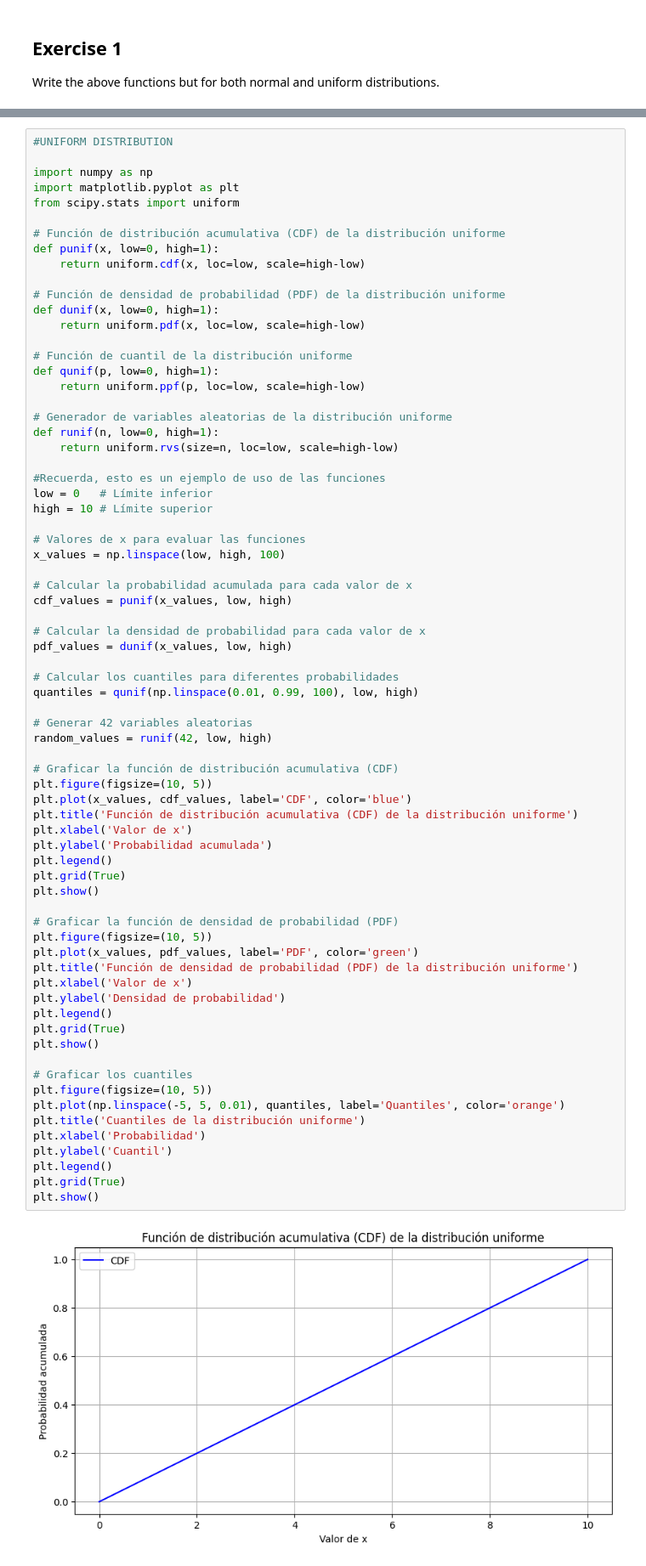
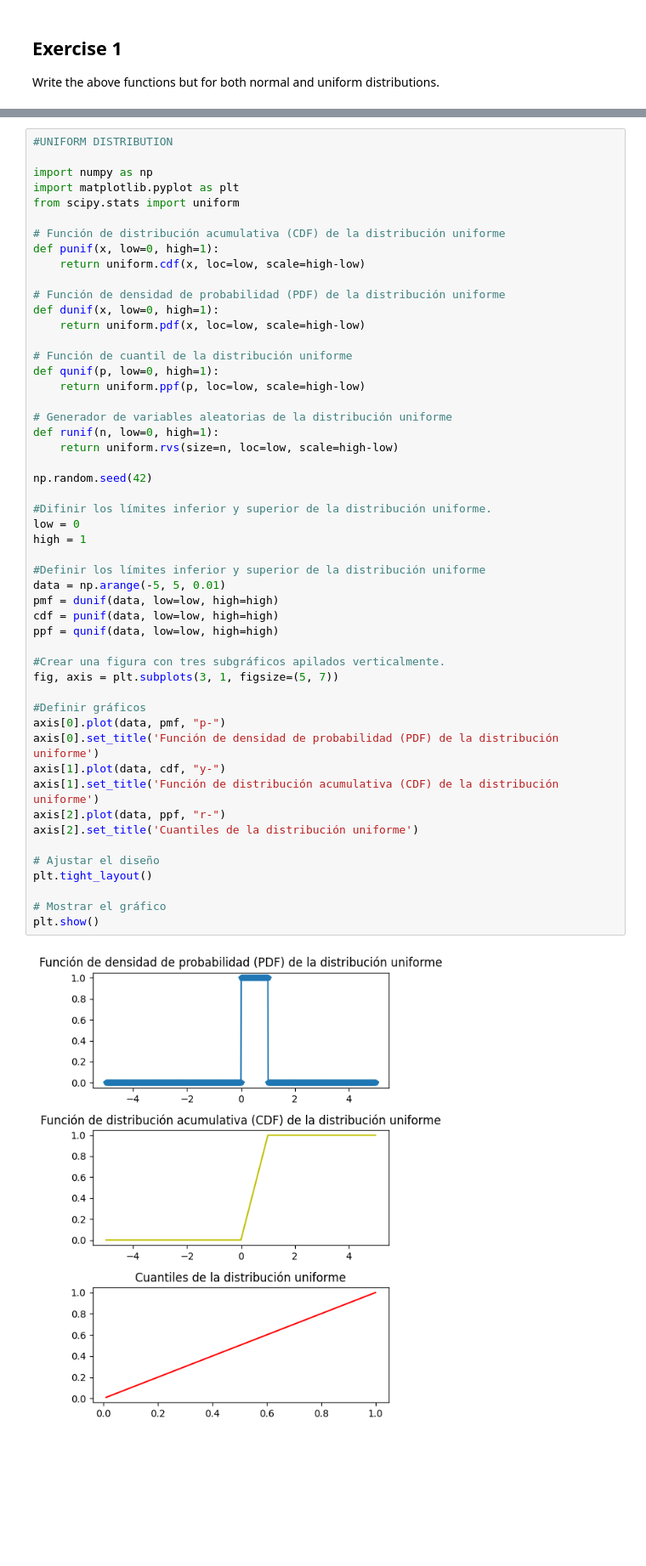
Before and after one commit to sarayruiz/sarayruiz--Proyecto-de-distibucion-de-probabilidad-con-python, a Jupyter notebook: notebook/problems.ipynb, the cells around one changed output, grey strips where cells are left out. Shown at 85% size. Saved outputs shown, nothing was run; the diff lists cells and outputs as text; blank space fills up the shorter version.

```diff
--- a/notebook/problems.ipynb
+++ b/notebook/problems.ipynb
@@ -163,72 +163,52 @@ plt.show()
 #UNIFORM DISTRIBUTION
 
 import numpy as np
 import matplotlib.pyplot as plt
 from scipy.stats import uniform
 
 # Función de distribución acumulativa (CDF) de la distribución uniforme
 def punif(x, low=0, high=1):
     return uniform.cdf(x, loc=low, scale=high-low)
 
 # Función de densidad de probabilidad (PDF) de la distribución uniforme
 def dunif(x, low=0, high=1):
     return uniform.pdf(x, loc=low, scale=high-low)
 
 # Función de cuantil de la distribución uniforme
 def qunif(p, low=0, high=1):
     return uniform.ppf(p, loc=low, scale=high-low)
 
 # Generador de variables aleatorias de la distribución uniforme
 def runif(n, low=0, high=1):
     return uniform.rvs(size=n, loc=low, scale=high-low)
 
-#Recuerda, esto es un ejemplo de uso de las funciones
-low = 0   # Límite inferior
-high = 10 # Límite superior
+np.random.seed(42)
 
-# Valores de x para evaluar las funciones
-x_values = np.linspace(low, high, 100)
+#Difinir los límites inferior y superior de la distribución uniforme.
+low = 0
+high = 1
 
-# Calcular la probabilidad acumulada para cada valor de x
-cdf_values = punif(x_values, low, high)
+#Definir los límites inferior y superior de la distribución uniforme
+data = np.arange(-5, 5, 0.01)
+pmf = dunif(data, low=low, high=high)
+cdf = punif(data, low=low, high=high)
+ppf = qunif(data, low=low, high=high)
 
-# Calcular la densidad de probabilidad para cada valor de x
-pdf_values = dunif(x_values, low, high)
+#Crear una figura con tres subgráficos apilados verticalmente.
+fig, axis = plt.subplots(3, 1, figsize=(5, 7))
 
-# Calcular los cuantiles para diferentes probabilidades
-quantiles = qunif(np.linspace(0.01, 0.99, 100), low, high)
+#Definir gráficos
+axis[0].plot(data, pmf, "p-")
+axis[0].set_title('Función de densidad de probabilidad (PDF) de la distribución uniforme')
+axis[1].plot(data, cdf, "y-")
+axis[1].set_title('Función de distribución acumulativa (CDF) de la distribución uniforme')
+axis[2].plot(data, ppf, "r-")
+axis[2].set_title('Cuantiles de la distribución uniforme')
 
-# Generar 42 variables aleatorias
-random_values = runif(42, low, high)
+# Ajustar el diseño
+plt.tight_layout()
 
-# Graficar la función de distribución acumulativa (CDF)
-plt.figure(figsize=(10, 5))
-plt.plot(x_values, cdf_values, label='CDF', color='blue')
-plt.title('Función de distribución acumulativa (CDF) de la distribución uniforme')
-plt.xlabel('Valor de x')
-plt.ylabel('Probabilidad acumulada')
-plt.legend()
-plt.grid(True)
+# Mostrar el gráfico
 plt.show()
-
-# Graficar la función de densidad de probabilidad (PDF)
-plt.figure(figsize=(10, 5))
-plt.plot(x_values, pdf_values, label='PDF', color='green')
-plt.title('Función de densidad de probabilidad (PDF) de la distribución uniforme')
-plt.xlabel('Valor de x')
-plt.ylabel('Densidad de probabilidad')
-plt.legend()
-plt.grid(True)
-plt.show()
-
-# Graficar los cuantiles
-plt.figure(figsize=(10, 5))
-plt.plot(np.linspace(-5, 5, 0.01), quantiles, label='Quantiles', color='orange')
-plt.title('Cuantiles de la distribución uniforme')
-plt.xlabel('Probabilidad')
-plt.ylabel('Cuantil')
-plt.legend()
-plt.grid(True)
-plt.show()
 # %% [output]
-[figure, old version]
+[figure, new version]
```
Also changed, not shown: parts of 1 cell of this notebook.
